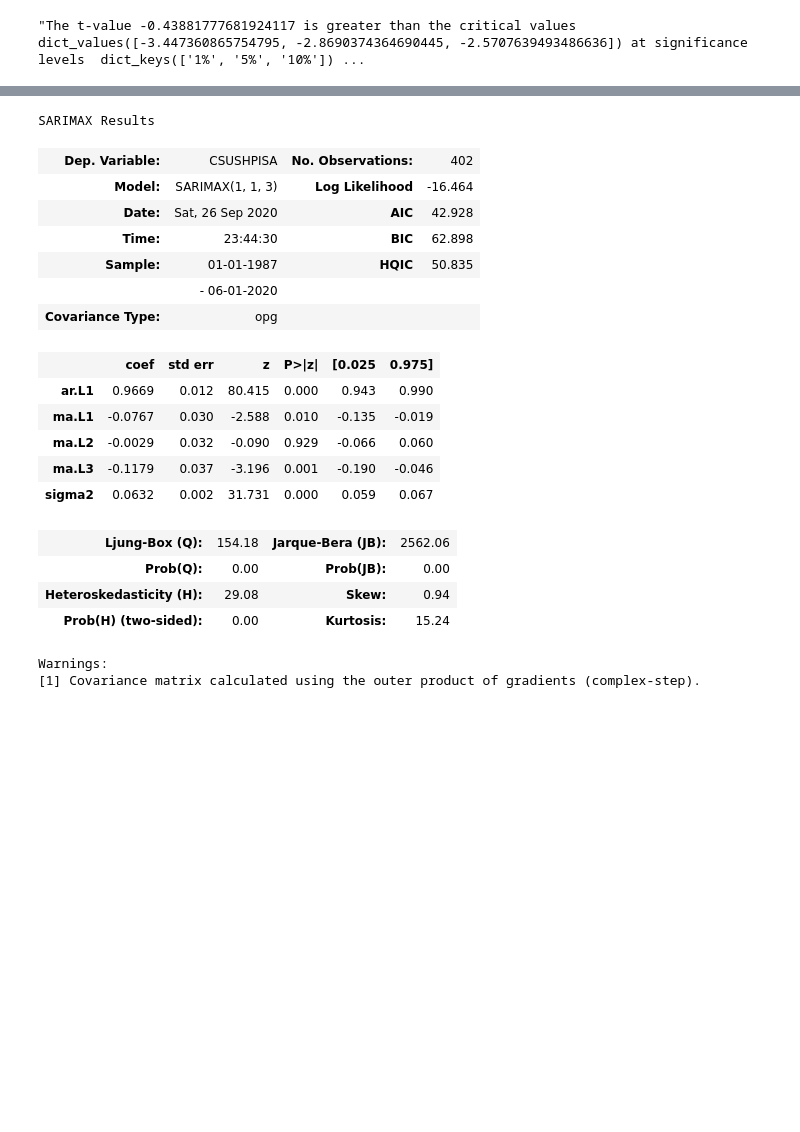
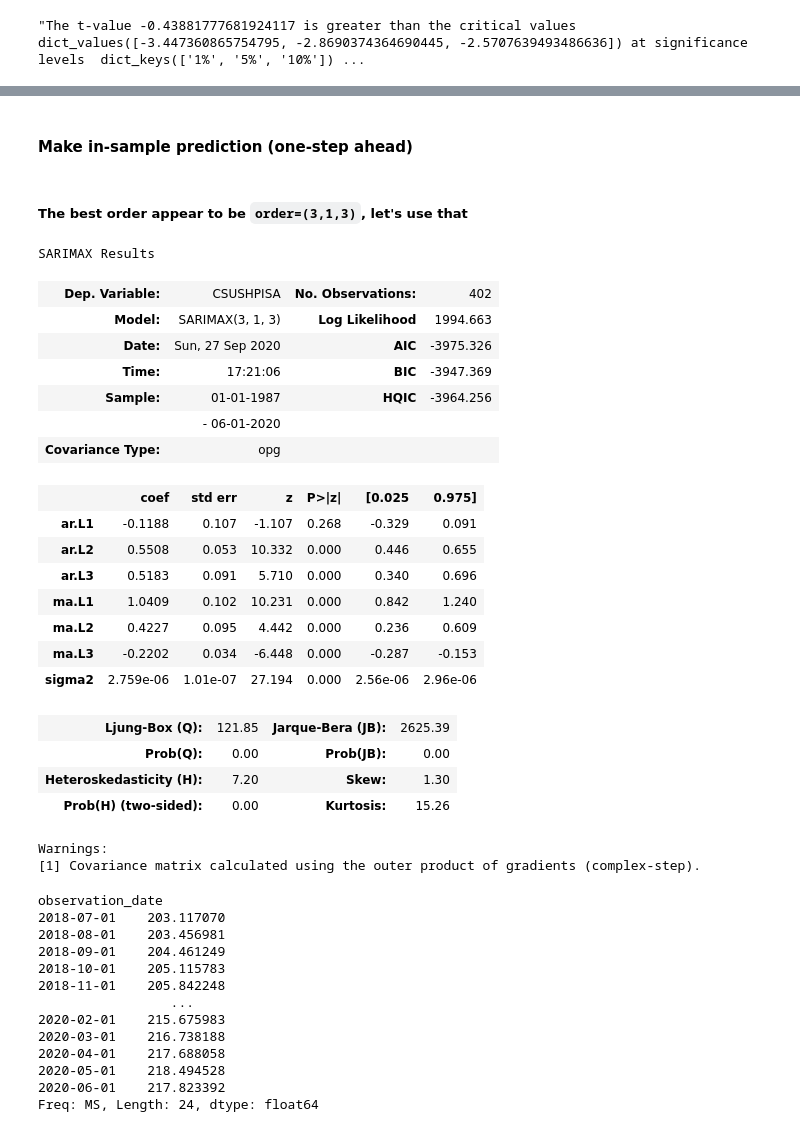
Before and after one commit to tlfmcooper/MscFE_610_ECON, a Jupyter notebook: submission_1.ipynb, the cells around one changed output, grey strips where cells are left out. Cells and saved outputs as stored; diff of their text form; code cells hidden in the pictures; blank space fills up the shorter version.

```diff
--- a/submission_1.ipynb
+++ b/submission_1.ipynb
@@ -333,26 +385,49 @@ order_df[order_df.d ==5].sort_values('aic')
+# %% [markdown]
+#### Make in-sample prediction (one-step ahead)
+# %% [markdown]
+##### The best order appear to be `order=(3,1,3)`, let's use that
 # %%
-model = SARIMAX(home_price, order=(1,1,3))
+model = SARIMAX(np.log(home_price), order=(3,1,3))
 results = model.fit()
 results.summary()
-forecast = results.get_prediction(start=-24)
+forecast_log = results.get_prediction(start=-24).predicted_mean
+
+#forecast for the original data
+forecast = np.exp(forecast_log)
+forecast
 # %% [output]
 SARIMAX Results
 | Dep. Variable: | CSUSHPISA | No. Observations: | 402 |
-| Model: | SARIMAX(1, 1, 3) | Log Likelihood | -16.464 |
-| Date: | Sat, 26 Sep 2020 | AIC | 42.928 |
-| Time: | 23:44:30 | BIC | 62.898 |
-| Sample: | 01-01-1987 | HQIC | 50.835 |
+| Model: | SARIMAX(3, 1, 3) | Log Likelihood | 1994.663 |
+| Date: | Sun, 27 Sep 2020 | AIC | -3975.326 |
+| Time: | 17:21:06 | BIC | -3947.369 |
+| Sample: | 01-01-1987 | HQIC | -3964.256 |
 |  | - 06-01-2020 |  |  |
 | Covariance Type: | opg |  |  |
 |  | coef | std err | z | P>|z| | [0.025 | 0.975] |
-| ar.L1 | 0.9669 | 0.012 | 80.415 | 0.000 | 0.943 | 0.990 |
-| ma.L1 | -0.0767 | 0.030 | -2.588 | 0.010 | -0.135 | -0.019 |
-| ma.L2 | -0.0029 | 0.032 | -0.090 | 0.929 | -0.066 | 0.060 |
-| ma.L3 | -0.1179 | 0.037 | -3.196 | 0.001 | -0.190 | -0.046 |
-| sigma2 | 0.0632 | 0.002 | 31.731 | 0.000 | 0.059 | 0.067 |
+| ar.L1 | -0.1188 | 0.107 | -1.107 | 0.268 | -0.329 | 0.091 |
+| ar.L2 | 0.5508 | 0.053 | 10.332 | 0.000 | 0.446 | 0.655 |
+| ar.L3 | 0.5183 | 0.091 | 5.710 | 0.000 | 0.340 | 0.696 |
+| ma.L1 | 1.0409 | 0.102 | 10.231 | 0.000 | 0.842 | 1.240 |
+| ma.L2 | 0.4227 | 0.095 | 4.442 | 0.000 | 0.236 | 0.609 |
+| ma.L3 | -0.2202 | 0.034 | -6.448 | 0.000 | -0.287 | -0.153 |
+| sigma2 | 2.759e-06 | 1.01e-07 | 27.194 | 0.000 | 2.56e-06 | 2.96e-06 |
-| Ljung-Box (Q): | 154.18 | Jarque-Bera (JB): | 2562.06 |
+| Ljung-Box (Q): | 121.85 | Jarque-Bera (JB): | 2625.39 |
 | Prob(Q): | 0.00 | Prob(JB): | 0.00 |
-| Heteroskedasticity (H): | 29.08 | Skew: | 0.94 |
-| Prob(H) (two-sided): | 0.00 | Kurtosis: | 15.24 |
+| Heteroskedasticity (H): | 7.20 | Skew: | 1.30 |
+| Prob(H) (two-sided): | 0.00 | Kurtosis: | 15.26 |
 Warnings:
 [1] Covariance matrix calculated using the outer product of gradients (complex-step).
+observation_date
+2018-07-01    203.117070
+2018-08-01    203.456981
+2018-09-01    204.461249
+2018-10-01    205.115783
+2018-11-01    205.842248
+                 ...
+2020-02-01    215.675983
+2020-03-01    216.738188
+2020-04-01    217.688058
+2020-05-01    218.494528
+2020-06-01    217.823392
+Freq: MS, Length: 24, dtype: float64
```
Also changed, not shown: parts of 36 cells of this notebook.
